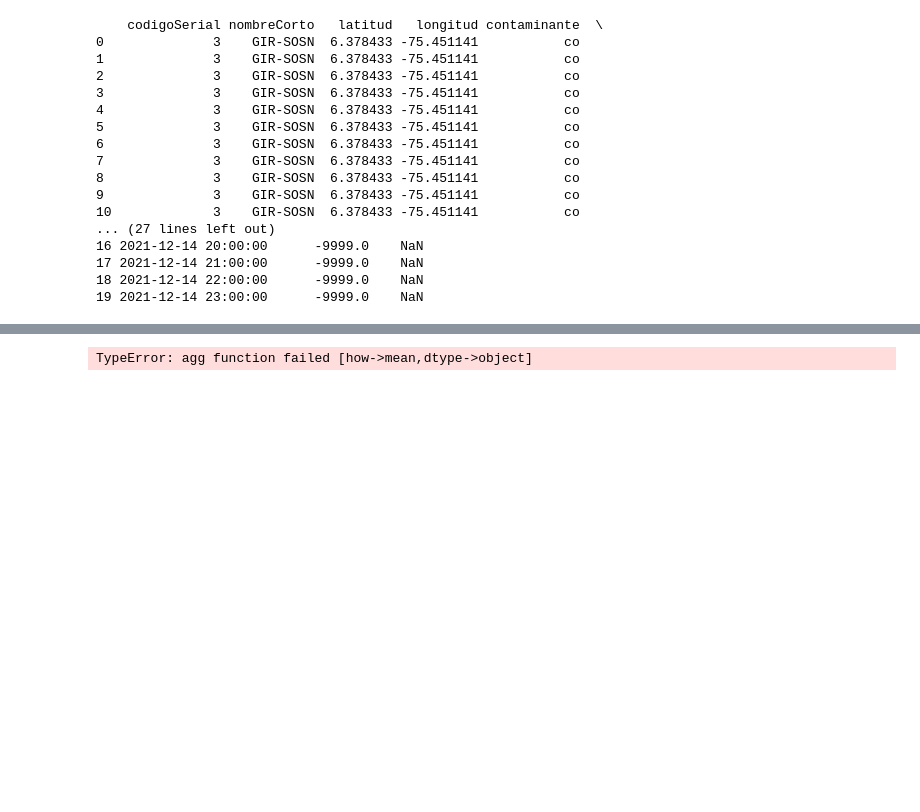
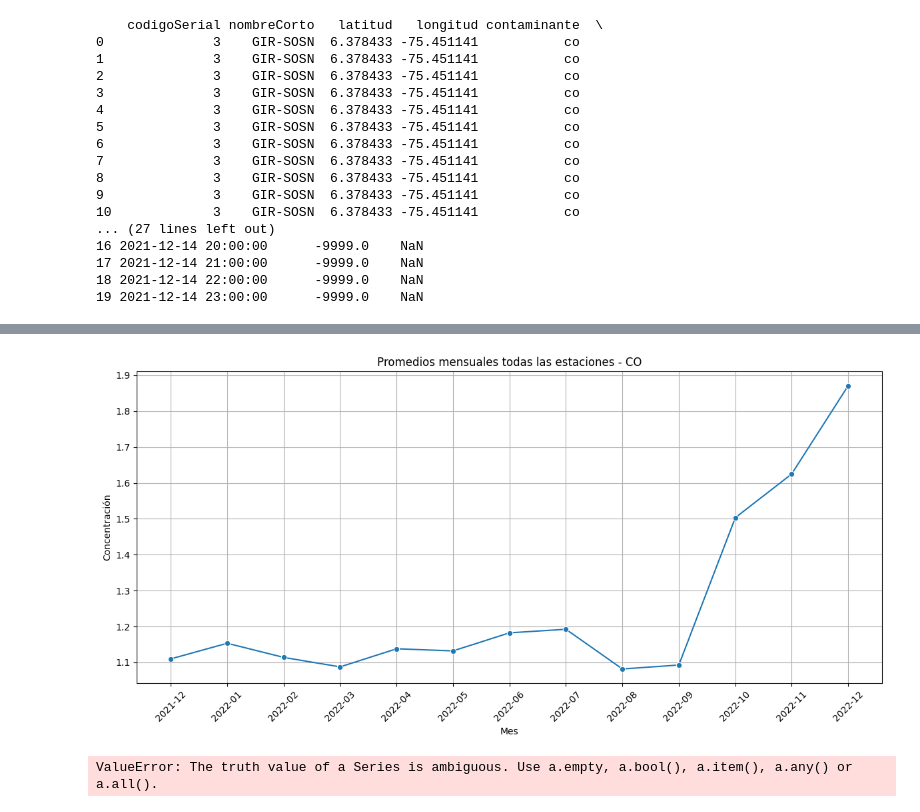
Before and after one commit to jerozapata/Respirando-Datos, a Jupyter notebook: datos_co.ipynb, the cells around one changed output, grey strips where cells are left out. Saved outputs shown, nothing was run; the diff lists cells and outputs as text; code cells hidden in the pictures; blank space fills up the shorter version.

Commit message:
mapa de estaciones

```diff
--- a/datos_co.ipynb
+++ b/datos_co.ipynb
@@ -87,28 +99,33 @@ df
 26283 rows × 8 columns
 # %%
-
 df['mes'] = df['fecha'].dt.to_period("M")
-promedios_mensuales = df.groupby('mes')['calidad'].mean().reset_index()
+promedios_mensuales = df.groupby('mes')['valor'].mean().reset_index()
 promedios_mensuales['mes'] = promedios_mensuales['mes'].astype(str)
 
 # Graficar
 plt.figure(figsize=(12,6))
-sns.lineplot(data=promedios_mensuales, x='mes', y='calidad', marker='o')
-plt.title(f'Promedios mensuales - {contaminante_unico.upper()}')
+sns.lineplot(data=promedios_mensuales, x='mes', y='valor', marker='o')
+plt.title(f'Promedios mensuales todas las estaciones - {contaminante_unico.upper()}')
 plt.xlabel('Mes')
 plt.ylabel('Concentración')
 plt.xticks(rotation=45)
 plt.grid(True)
 plt.tight_layout()
 plt.show()
 # %% [output]
-TypeError: agg function failed [how->mean,dtype->object]
+[figure, added]
 # %%
 # 5. Mapa estático de estaciones
-# ------------------------------
+
+
 
 # Media por estacion
-media_estaciones = calidad_aire_df.groupby(['codigoSerial', 'latitud', 'longitud'])['valor'].mean().reset_index()
+media_estaciones = df.groupby(['codigoSerial', 'latitud', 'longitud'])['valor'].mean().reset_index()
+
+validos_por_estacion = df.groupby('codigoSerial')['valor'].apply(lambda x: x.notna().mean() * 100)
+
+media_estaciones['porcentaje_validos'] = media_estaciones['codigoSerial'].map(validos_por_estacion)
+
 
 mapa = folium.Map(location=[6.25, -75.6], zoom_start=11)
 
@@ -116,9 +133,15 @@ for _, row in media_estaciones.iterrows():
     folium.CircleMarker(
         location=[row['latitud'], row['longitud']],
         radius=6,
-        popup=f"Estación {row['codigoSerial']}\nMedia: {row['valor']:.2f}",
-        color='red' if row['valor'] > 25 else 'green',
+        popup=(
+            f"Estación {row['codigoSerial']}\n"
+            f"Media: {row['valor']:.2f}\n"
+            f"Válidos: {row['porcentaje_validos']:.1f}%"
+        ),
+        color = 'green' if row['porcentaje_validos'] >= 51 else 'red',
         fill=True,
     ).add_to(mapa)
 
 mapa
+# %% [output]
+ValueError: The truth value of a Series is ambiguous. Use a.empty, a.bool(), a.item(), a.any() or a.all().
```
Also changed, not shown: parts of 3 cells of this notebook, 8 other files.
